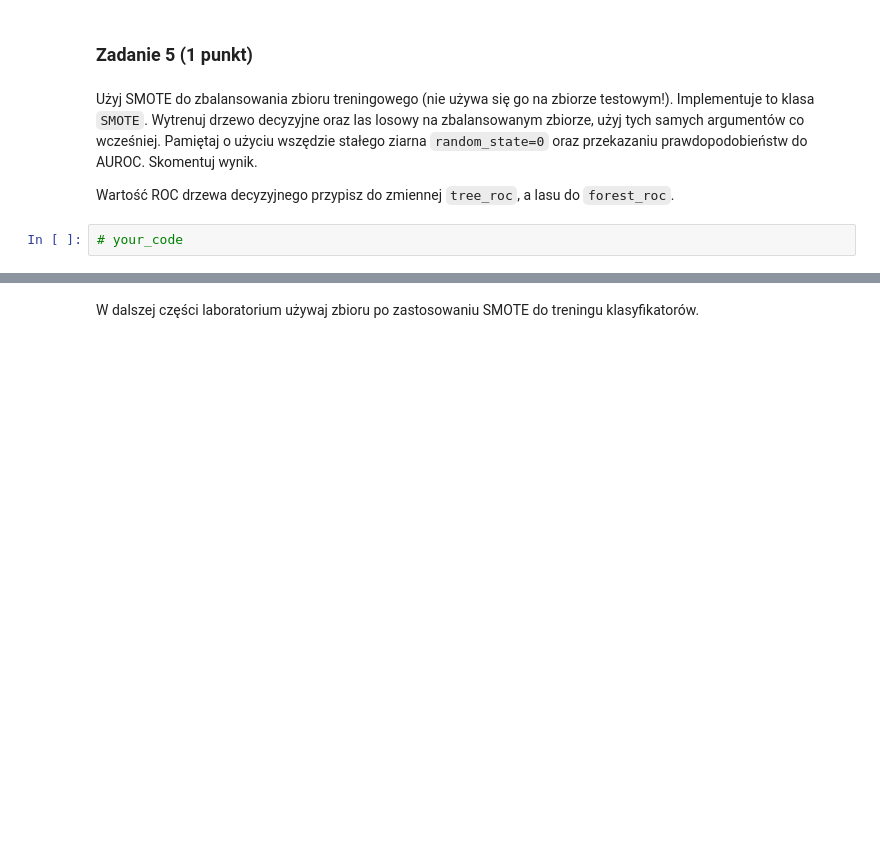
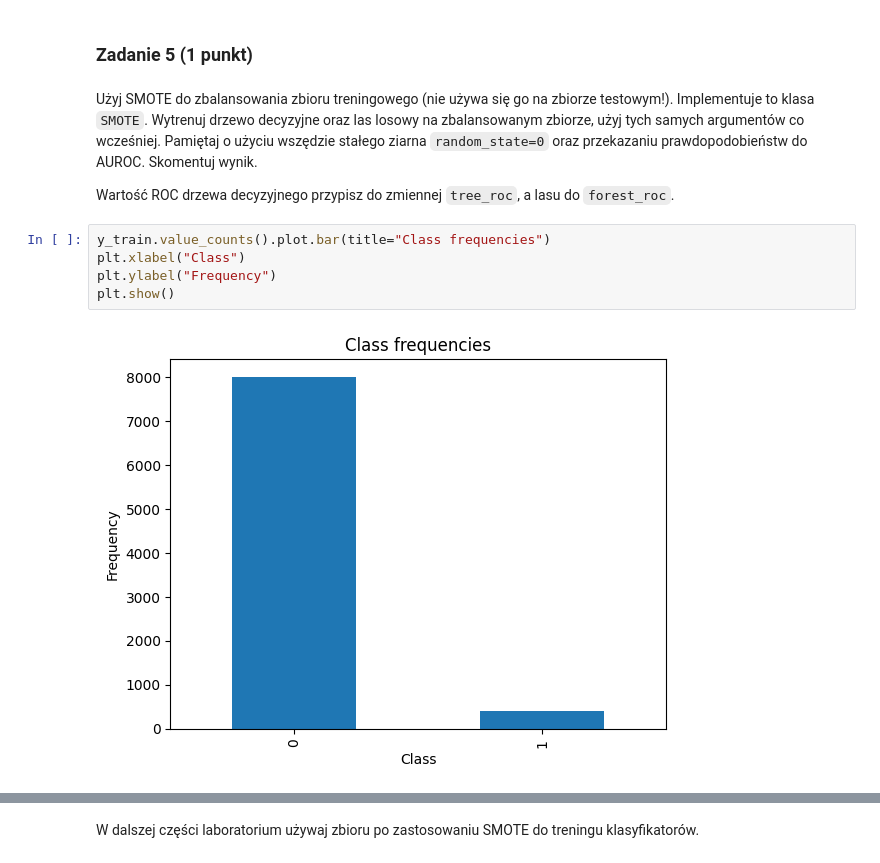
Before and after one commit to Iwo-Z/sztuczna-inteligencja, a Jupyter notebook: lab2/lab_2.ipynb, the cells around one changed output, grey strips where cells are left out. Cells and saved outputs as stored; diff of their text form; blank space fills up the shorter version.

```diff
--- a/lab2/lab_2.ipynb
+++ b/lab2/lab_2.ipynb
@@ -300,5 +329,10 @@ Algorytm SMOTE, jego warianty i inne algorytmy dla problemów niezbalansowanych
 Użyj SMOTE do zbalansowania zbioru treningowego (nie używa się go na zbiorze testowym!). Implementuje to klasa `SMOTE`. Wytrenuj drzewo decyzyjne oraz las losowy na zbalansowanym zbiorze, użyj tych samych argumentów co wcześniej. Pamiętaj o użyciu wszędzie stałego ziarna `random_state=0` oraz przekazaniu prawdopodobieństw do AUROC. Skomentuj wynik.
 
 Wartość ROC drzewa decyzyjnego przypisz do zmiennej `tree_roc`, a lasu do `forest_roc`.
-# %%
-# your_code
+# %%
+y_train.value_counts().plot.bar(title="Class frequencies")
+plt.xlabel("Class")
+plt.ylabel("Frequency")
+plt.show()
+# %% [output]
+[figure, added]
```
Also changed, not shown: parts of 15 cells of this notebook, 1 other file.
